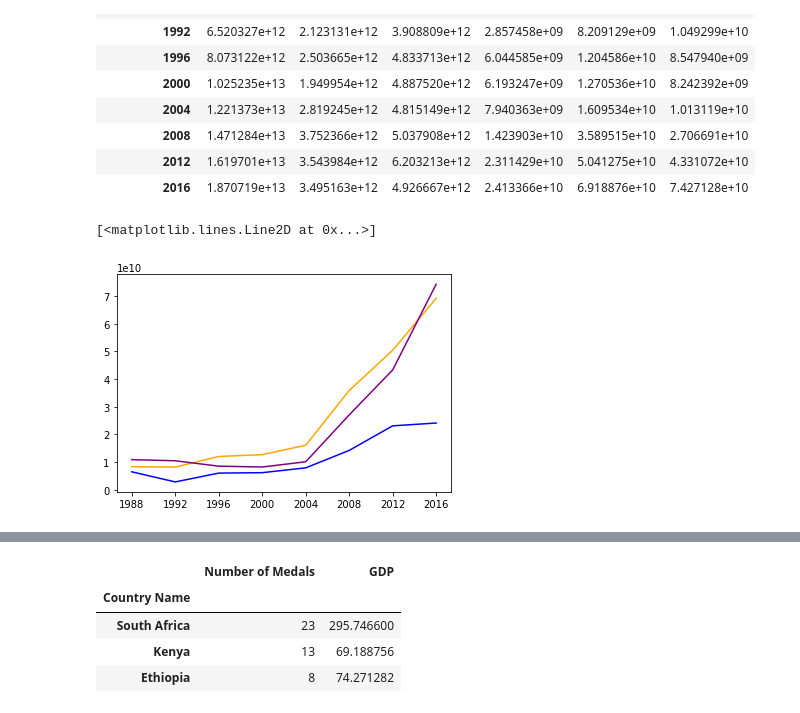
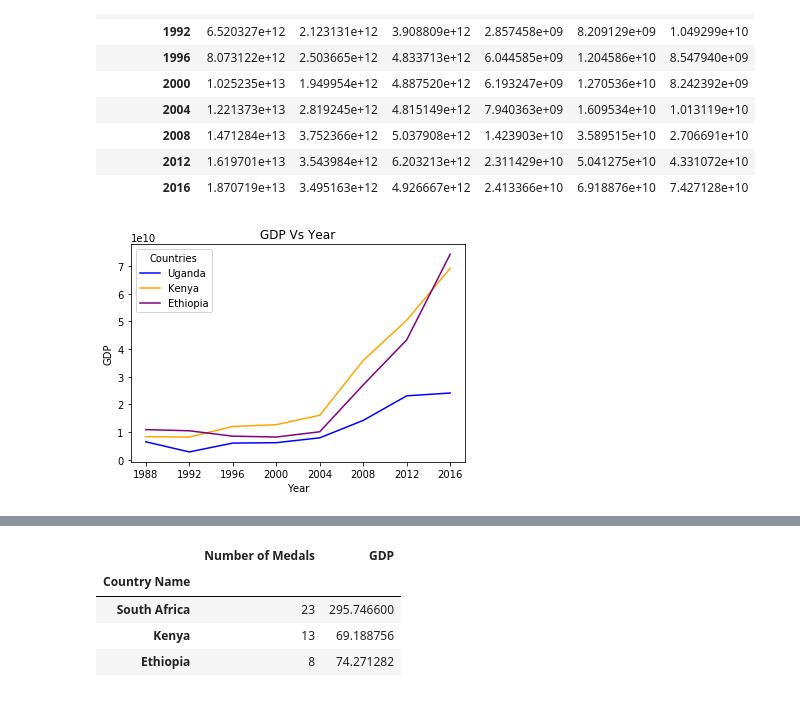
Before and after one commit to ablinn91/KU_project_1, a Jupyter notebook: project1.ipynb, the cells around one changed output, grey strips where cells are left out. Drawn from its saved outputs; the diff is of its cells as text; code cells hidden in the pictures.

```diff
--- a/project1.ipynb
+++ b/project1.ipynb
@@ -65,12 +65,16 @@ gdp_pd_filtered_countries_tranposed
 # %%
 ### create a line graph of the data fro GDP on afircan countries.
 years =  list(gdp_pd_filtered_countries_tranposed.index)
 #plt.plot(years,gdp_pd_filtered_countries_tranposed["United States"], color = 'g')
 #plt.plot(years,gdp_pd_filtered_countries_tranposed["Germany"], color = 'r')
 #plt.plot(years,gdp_pd_filtered_countries_tranposed["Japan"], color = 'y')
 plt.plot(years,gdp_pd_filtered_countries_tranposed["Uganda"], color = 'b')
 plt.plot(years,gdp_pd_filtered_countries_tranposed["Kenya"], color = 'orange')
 plt.plot(years,gdp_pd_filtered_countries_tranposed["Ethiopia"], color = 'purple')
+
+plt.ylabel("GDP")
+plt.xlabel("Year")
+plt.title("GDP Vs Year")
+lgnd = plt.legend(["Uganda","Kenya","Ethiopia"],loc="upper left", scatterpoints=1, fontsize=10, title = "Countries")
 # %% [output]
-[<matplotlib.lines.Line2D at 0x...>]
-[figure, old version]
+[figure, new version]
```
Also changed, not shown: parts of 1 cell of this notebook.
